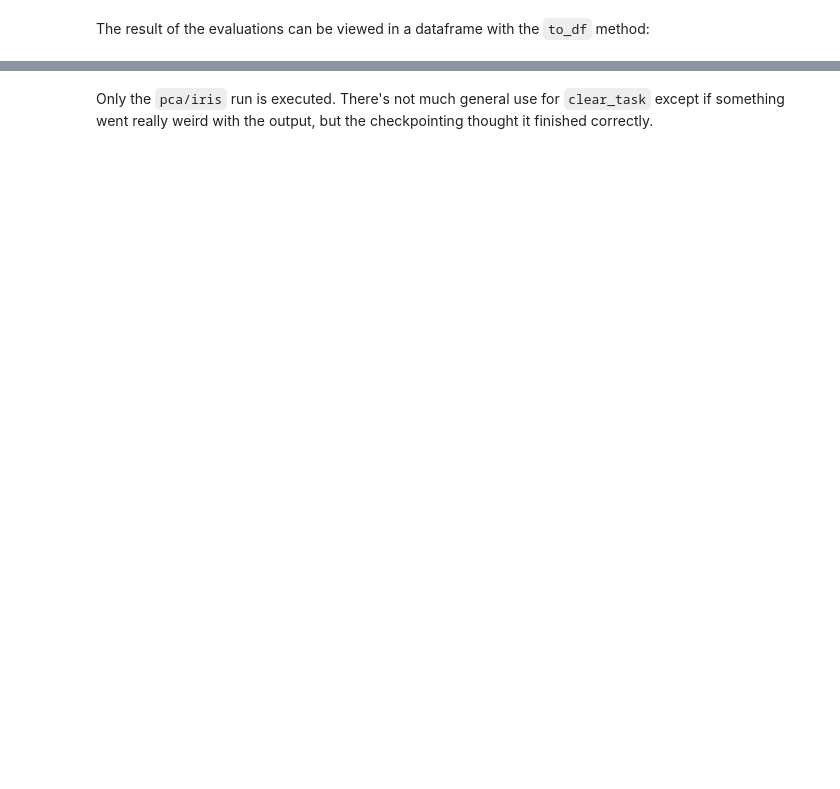
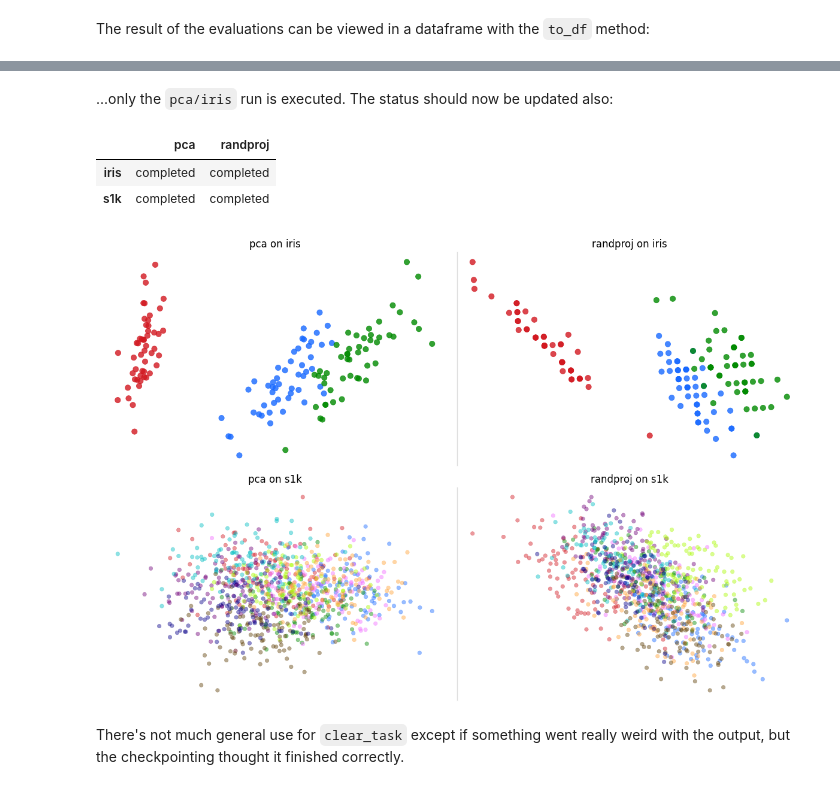
Before and after one commit to jlmelville/drnb, a Jupyter notebook: notebooks/embed-pipeline/experiments.ipynb, the cells around one changed output, grey strips where cells are left out. Saved outputs shown, nothing was run; the diff lists cells and outputs as text; code cells hidden in the pictures; blank space fills up the shorter version.

Commit message:
add status check for incomplete evals

```diff
--- a/notebooks/embed-pipeline/experiments.ipynb
+++ b/notebooks/embed-pipeline/experiments.ipynb
@@ -72,3 +141,15 @@ experiment.run()
 # %% [markdown]
-Only the `pca/iris` run is executed. There's not much general use for `clear_task` except if
-something went really weird with the output, but the checkpointing thought it finished correctly.
+...only the `pca/iris` run is executed. The status should now be updated also:
+# %%
+experiment.status()
+# %% [output]
+|  | pca | randproj |
+| iris | completed | completed |
+| s1k | completed | completed |
+# %%
+experiment.plot()
+# %% [output]
+[figure, added]
+# %% [markdown]
+There's not much general use for `clear_task` except if
+something went really weird with the output, but the checkpointing thought it finished correctly.
```
Also changed, not shown: parts of 44 cells of this notebook, 3 other files.
